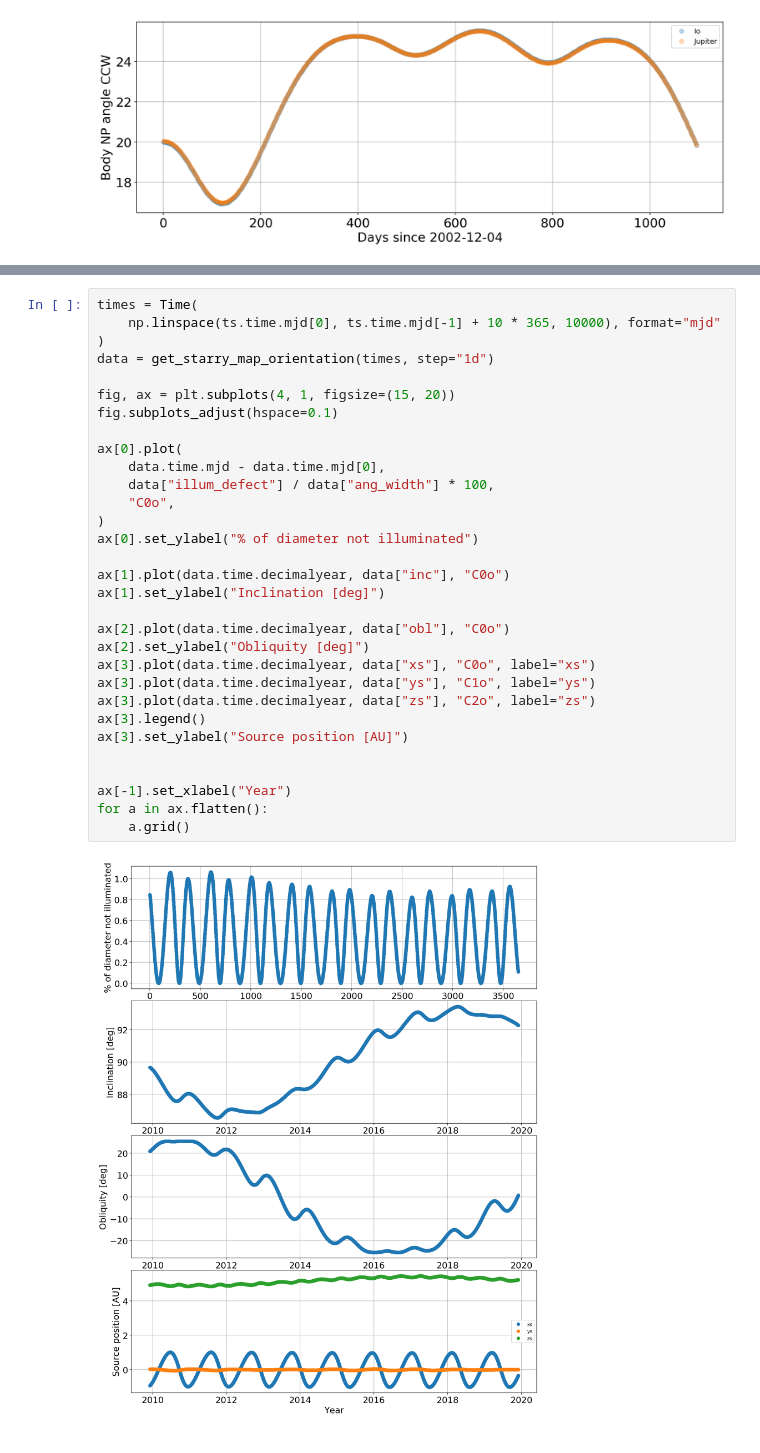
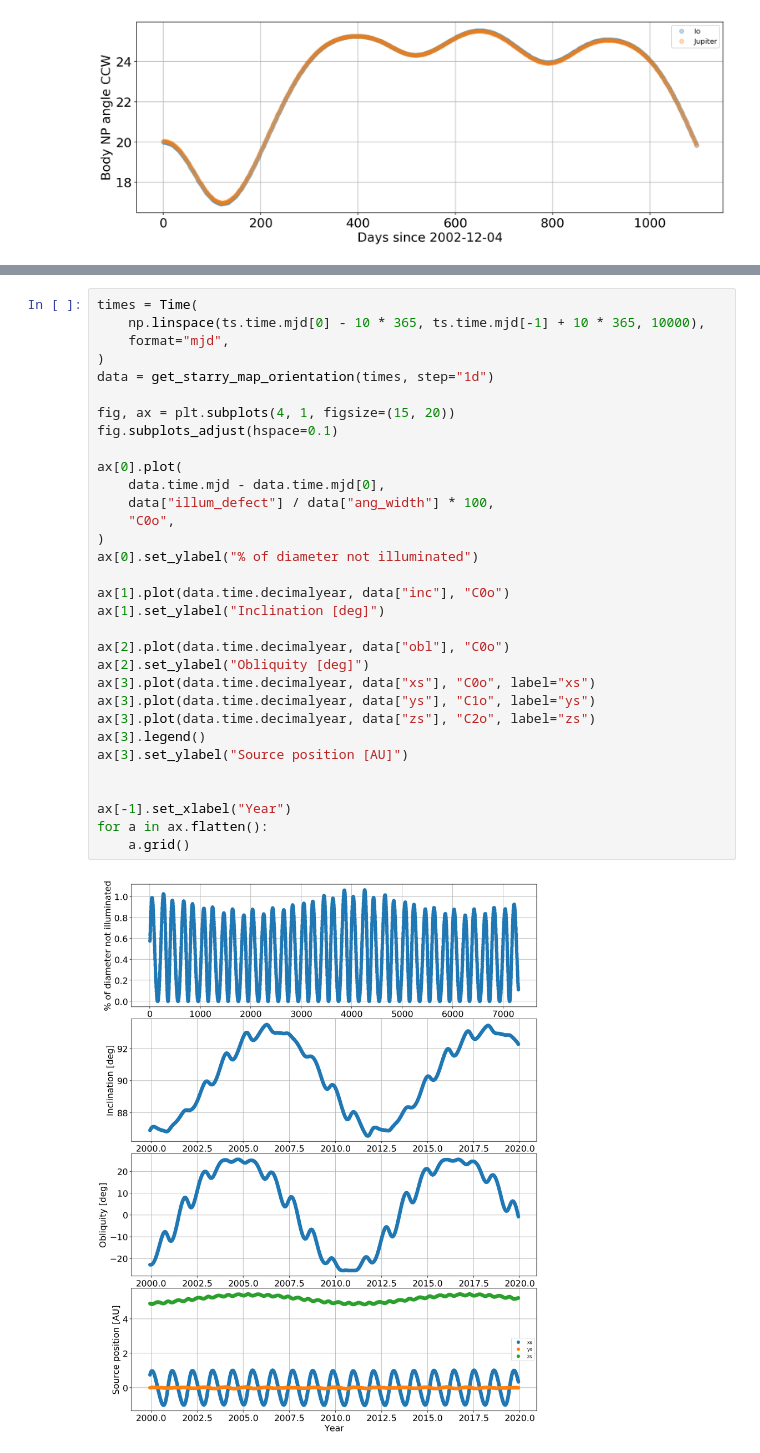
Before and after one commit to fbartolic/volcano, a Jupyter notebook: notebooks/orbital_data.ipynb, the cells around one changed output, grey strips where cells are left out. Cells and saved outputs as stored; diff of their text form.

```diff
--- a/notebooks/orbital_data.ipynb
+++ b/notebooks/orbital_data.ipynb
@@ -816,33 +727,34 @@ for a in ax.flatten():
 # %%
 times = Time(
-    np.linspace(ts.time.mjd[0], ts.time.mjd[-1] + 10 * 365, 10000), format="mjd"
+    np.linspace(ts.time.mjd[0] - 10 * 365, ts.time.mjd[-1] + 10 * 365, 10000),
+    format="mjd",
 )
 data = get_starry_map_orientation(times, step="1d")
 
 fig, ax = plt.subplots(4, 1, figsize=(15, 20))
 fig.subplots_adjust(hspace=0.1)
 
 ax[0].plot(
     data.time.mjd - data.time.mjd[0],
     data["illum_defect"] / data["ang_width"] * 100,
     "C0o",
 )
 ax[0].set_ylabel("% of diameter not illuminated")
 
 ax[1].plot(data.time.decimalyear, data["inc"], "C0o")
 ax[1].set_ylabel("Inclination [deg]")
 
 ax[2].plot(data.time.decimalyear, data["obl"], "C0o")
 ax[2].set_ylabel("Obliquity [deg]")
 ax[3].plot(data.time.decimalyear, data["xs"], "C0o", label="xs")
 ax[3].plot(data.time.decimalyear, data["ys"], "C1o", label="ys")
 ax[3].plot(data.time.decimalyear, data["zs"], "C2o", label="zs")
 ax[3].legend()
 ax[3].set_ylabel("Source position [AU]")
 
 
 ax[-1].set_xlabel("Year")
 for a in ax.flatten():
     a.grid()
 # %% [output]
-[figure, old version]
+[figure, new version]
```
Also changed, not shown: parts of 7 cells of this notebook, 4 other files.
